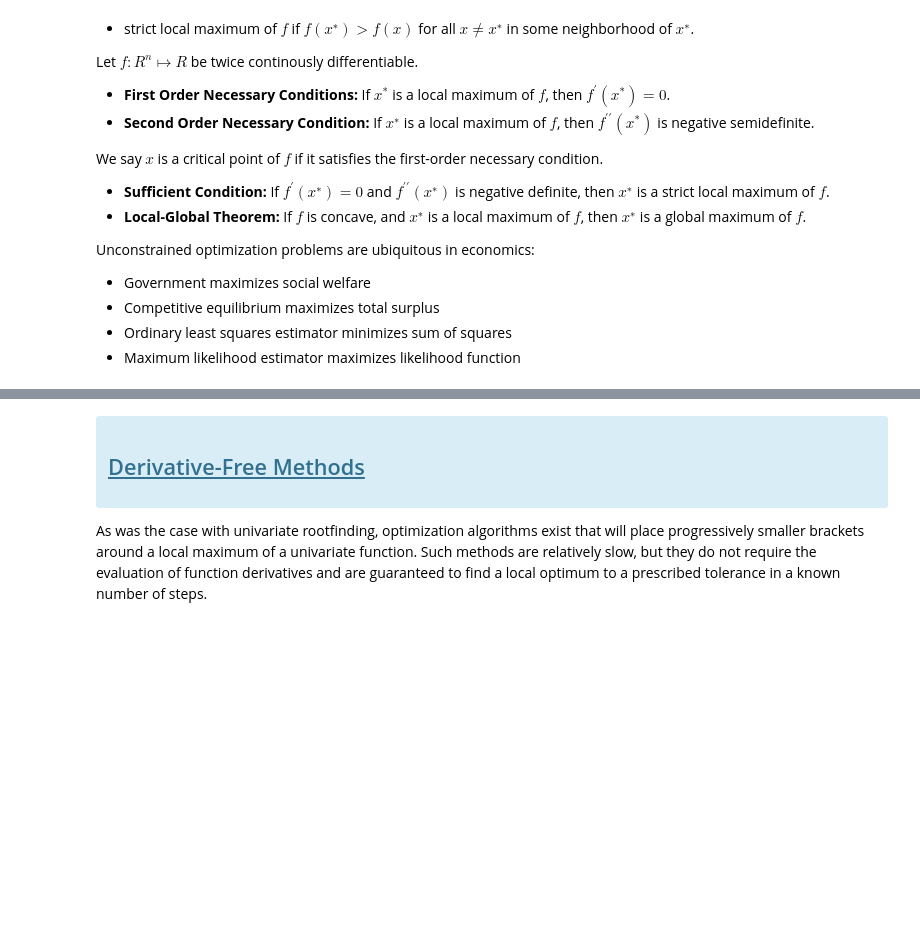
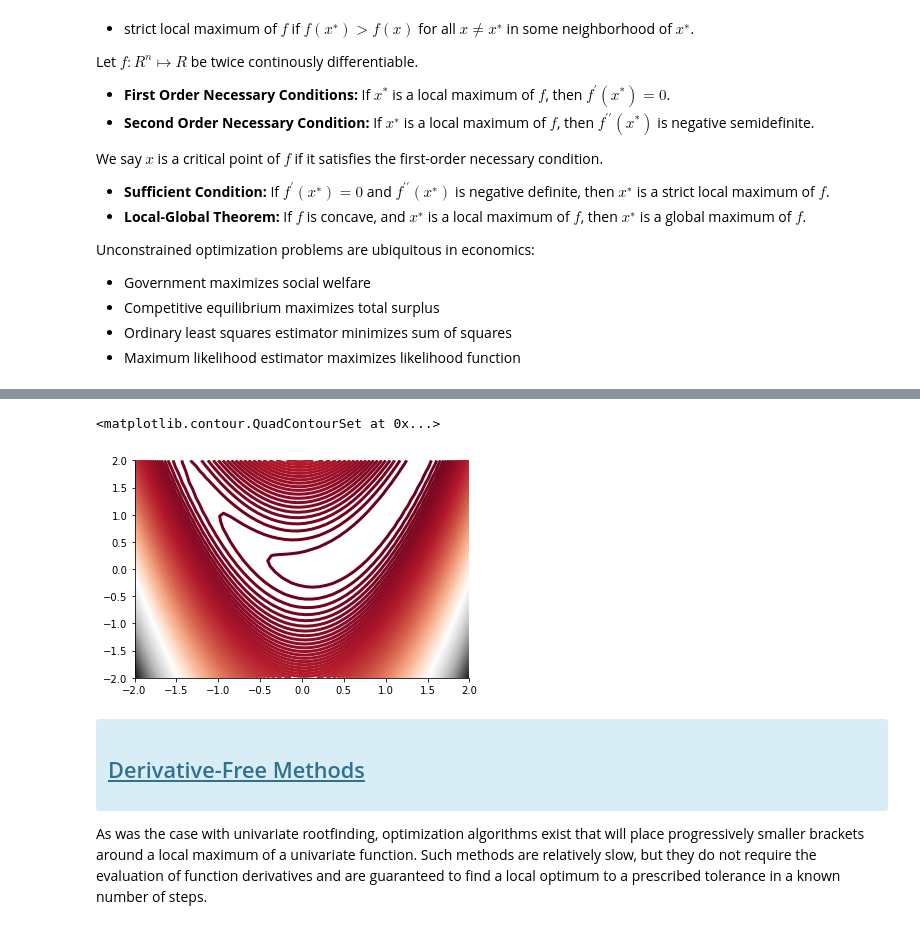
Before and after one commit to OpenSourceEconomics/ose-course-scientific-computing, a Jupyter notebook: lectures/optimization/notebook.ipynb, the cells around one changed output, grey strips where cells are left out. Drawn from its saved outputs; the diff is of its cells as text; code cells hidden in the pictures; blank space fills up the shorter version.

```diff
--- a/lectures/optimization/notebook.ipynb
+++ b/lectures/optimization/notebook.ipynb
@@ -38,3 +58,20 @@ import numpy as np
+# %%
+x = np.linspace(-2, 2, 50)
+y = np.linspace(-2, 2, 40)
+
+X, Y = np.meshgrid(x, y)
+
+
+def rosenbrock_2d(x, y):
+    return -100 * (y - x ** 2) ** 2 - (1 - x) ** 2
+
+
+Z = f(X, Y)
+
+plt.contour(X, Y, Z, 200, cmap="RdGy")
+# %% [output]
+<matplotlib.contour.QuadContourSet at 0x...>
+[figure, added]
 # %% [markdown]
 <div class="alert alert-block alert-info">
     <u><h2>Derivative-Free Methods</h2></u>
```
Also changed, not shown: parts of 67 cells of this notebook, 3 other files.
